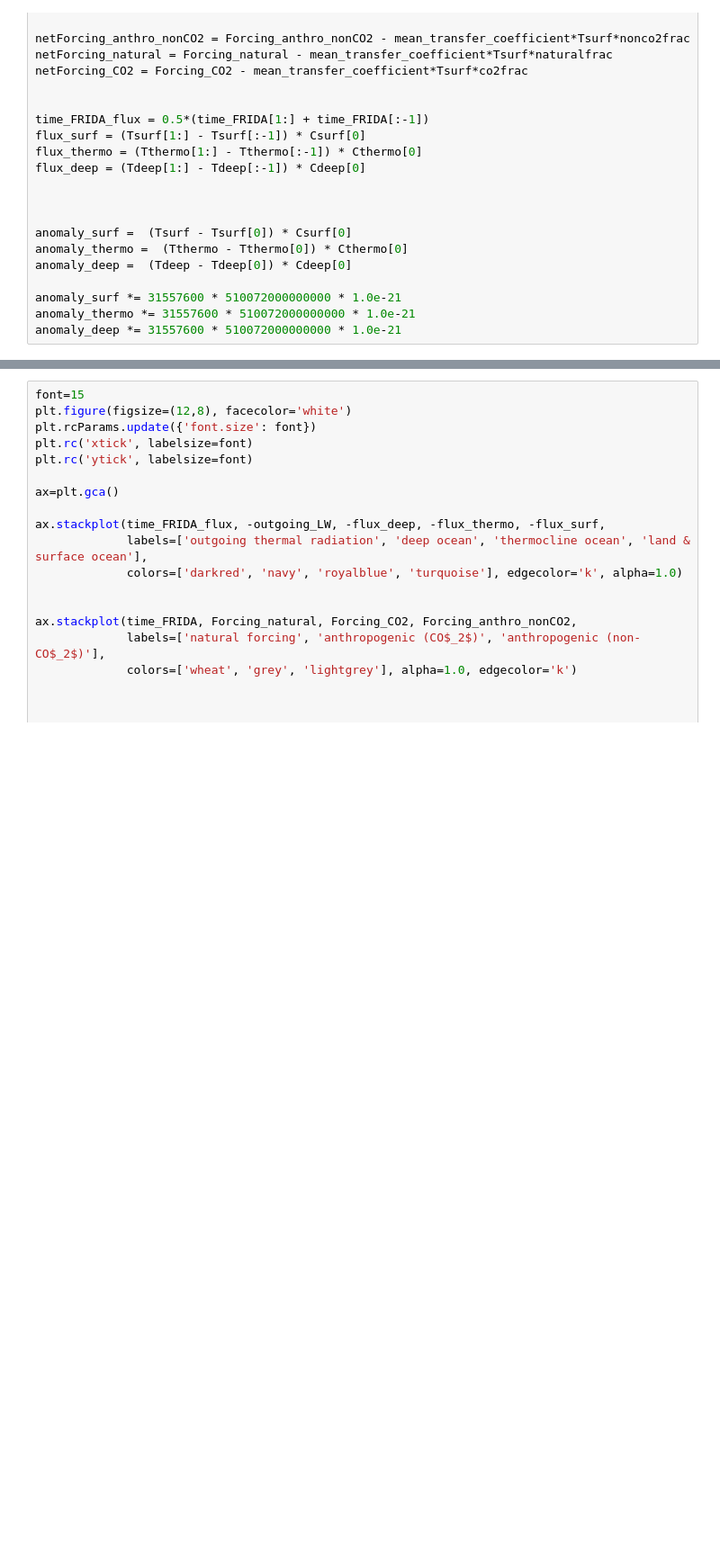
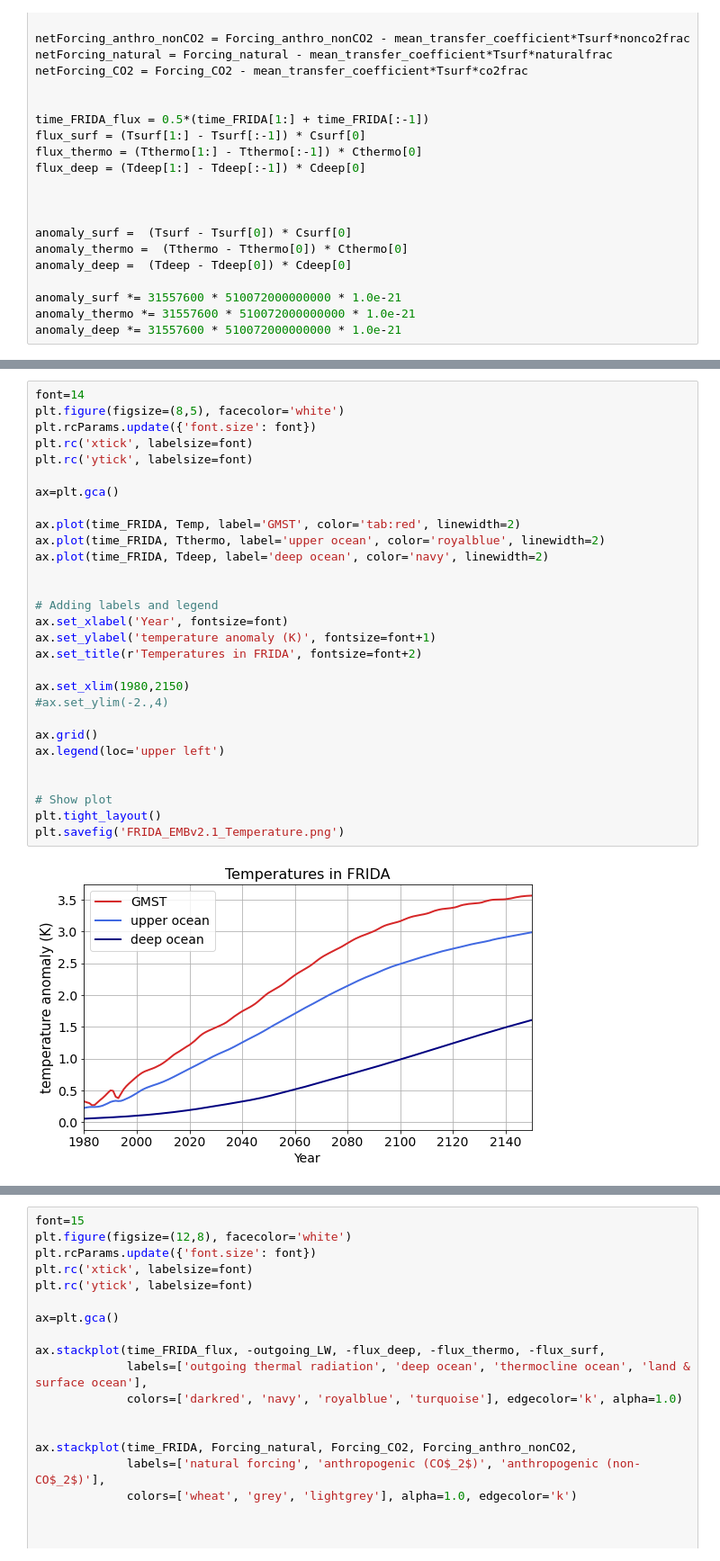
Before and after one commit to lnnrtrmm/FRIDA_plots, a Jupyter notebook: Energy_Balance/energy_balance_plot.ipynb, the cells around one changed output, grey strips where cells are left out. Shown at 90% size. Saved outputs shown, nothing was run; the diff lists cells and outputs as text; blank space fills up the shorter version.

```diff
--- a/Energy_Balance/energy_balance_plot.ipynb
+++ b/Energy_Balance/energy_balance_plot.ipynb
@@ -61,0 +162,31 @@ anomaly_deep *= 31557600 * 510072000000000 * 1.0e-21
+# %%
+font=14
+plt.figure(figsize=(8,5), facecolor='white')
+plt.rcParams.update({'font.size': font})
+plt.rc('xtick', labelsize=font)
+plt.rc('ytick', labelsize=font)
+
+ax=plt.gca()
+
+ax.plot(time_FRIDA, Temp, label='GMST', color='tab:red', linewidth=2)
+ax.plot(time_FRIDA, Tthermo, label='upper ocean', color='royalblue', linewidth=2)
+ax.plot(time_FRIDA, Tdeep, label='deep ocean', color='navy', linewidth=2)
+
+
+# Adding labels and legend
+ax.set_xlabel('Year', fontsize=font)
+ax.set_ylabel('temperature anomaly (K)', fontsize=font+1)
+ax.set_title(r'Temperatures in FRIDA', fontsize=font+2)
+
+ax.set_xlim(1980,2150)
+#ax.set_ylim(-2.,4)
+
+ax.grid()
+ax.legend(loc='upper left')
+
+
+# Show plot
+plt.tight_layout()
+plt.savefig('FRIDA_EMBv2.1_Temperature.png')
+# %% [output]
+[figure, added]
```
Also changed, not shown: parts of 9 cells of this notebook, 5 other files.
